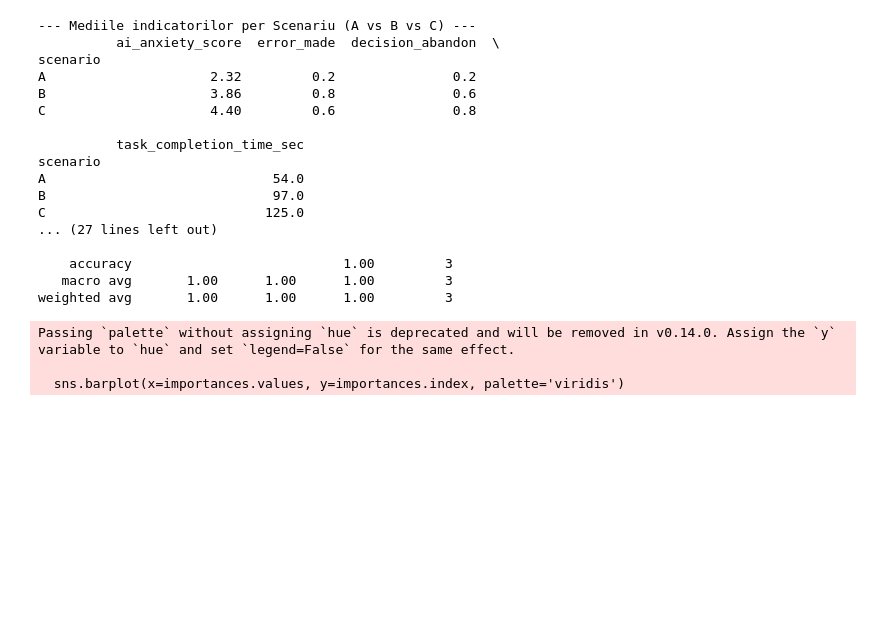
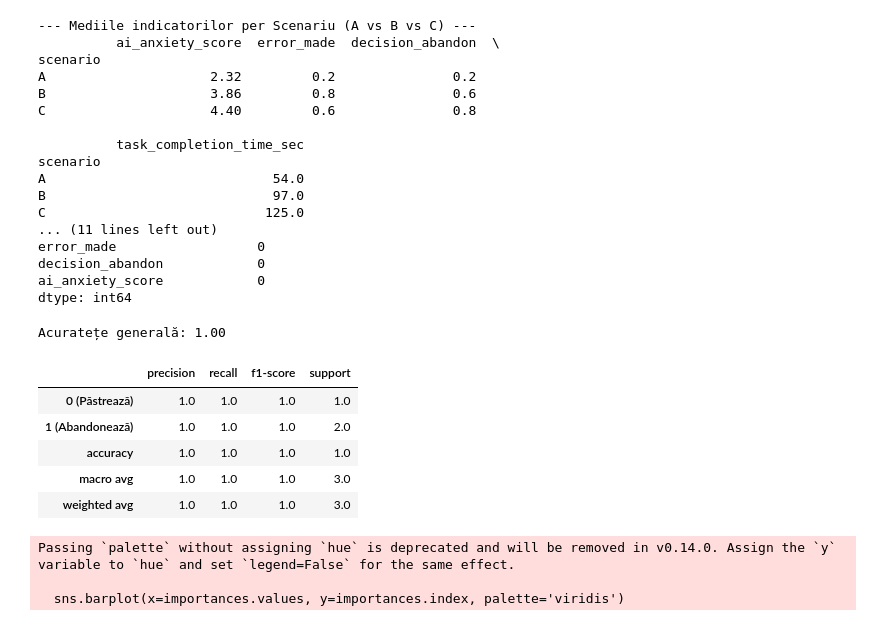
Before and after one commit to CrucinPatri/HCI-AI-Anxiety-Research, a Jupyter notebook: notebooks/analysis.ipynb, the cells around one changed output. Drawn from its saved outputs; the diff is of its cells as text; code cells hidden in the pictures; blank space fills up the shorter version.

```diff
--- a/notebooks/analysis.ipynb
+++ b/notebooks/analysis.ipynb
@@ -15,29 +15,6 @@ print(df.groupby('scenario')[['ai_anxiety_score', 'error_made', 'decision_abando
 print("- Validare date initiale -")
 print(f"Dimensiune set date: {df.shape[0]} randuri, {df.shape[1]} coloane")
 print("Valori lipsa per coloana:", df.isnull().sum())
-
-#preprocessing (encoding )
-df_encoded = pd.get_dummies(df, columns=['scenario'], drop_first=True)
-
-X= df_encoded.drop(columns=['user_id', 'decision_abandon'])
-y= df_encoded['decision_abandon']
-
-#am folosit stratificare si am impartit datele in train si test
-X_train, X_test, y_train, y_test = train_test_split(X, y, test_size=0.2, random_state=42, stratify=y)
-
-print(f"\nSet antrenare: {X_train.shape[0]} esantioane | Set test: {X_test.shape[0]} esantioane")
-
-#antrenam modelul random forest
-rf_model = RandomForestClassifier(n_estimators=100, random_state=42)
-rf_model.fit(X_train, y_train)
-
-#evaluare model pe set de test
-y_pred = rf_model.predict(X_test)
-
-print("\n--- Evaluare model Random Forest ---")
-print(f"acuratete (accuracy): {accuracy_score(y_test, y_pred):.2f}")
-print("\nRaport clasificare (Precision / Recall / F1-Score):\n")
-print(classification_report(y_test, y_pred))
 # %% [output]
 --- Mediile indicatorilor per Scenariu (A vs B vs C) ---
           ai_anxiety_score  error_made  decision_abandon  \
@@ -51,11 +28,46 @@ scenario
 A                             54.0
 B                             97.0
 C                            125.0
-... (27 lines left out)
-
-    accuracy                           1.00         3
-   macro avg       1.00      1.00      1.00         3
-weighted avg       1.00      1.00      1.00         3
+... (11 lines left out)
+error_made                  0
+decision_abandon            0
+ai_anxiety_score            0
+dtype: int64
+# %%
+from sklearn.model_selection import train_test_split
+from sklearn.metrics import accuracy_score, classification_report
+from sklearn.ensemble import RandomForestClassifier
+
+# preprocesare si encoding
+df_encoded = pd.get_dummies(df, columns=['scenario'], drop_first=True)
+X = df_encoded.drop(columns=['user_id', 'decision_abandon'])
+y = df_encoded['decision_abandon']
+
+# impartirea datelor
+X_train, X_test, y_train, y_test = train_test_split(X, y, test_size=0.2, random_state=42, stratify=y)
+
+# antrenare Random Forest
+rf_model = RandomForestClassifier(n_estimators=100, random_state=42)
+rf_model.fit(X_train, y_train)
+
+# predictie
+y_pred = rf_model.predict(X_test)
+
+# raaport de clasifiecare
+report_dict = classification_report(y_test, y_pred, output_dict=True)
+report_df = pd.DataFrame(report_dict).transpose()
+report_df.index = ['0 (Păstrează)', '1 (Abandonează)', 'accuracy', 'macro avg', 'weighted avg']
+
+print(f"Acuratețe generală: {accuracy_score(y_test, y_pred):.2f}\n")
+display(report_df.round(2))
+# %% [output]
+Acuratețe generală: 1.00
+|  | precision | recall | f1-score | support |
+| 0 (Păstrează) | 1.0 | 1.0 | 1.0 | 1.0 |
+| 1 (Abandonează) | 1.0 | 1.0 | 1.0 | 2.0 |
+| accuracy | 1.0 | 1.0 | 1.0 | 1.0 |
+| macro avg | 1.0 | 1.0 | 1.0 | 3.0 |
+| weighted avg | 1.0 | 1.0 | 1.0 | 3.0 |
 # %%
 import matplotlib.pyplot as plt
 import seaborn as sns
```
